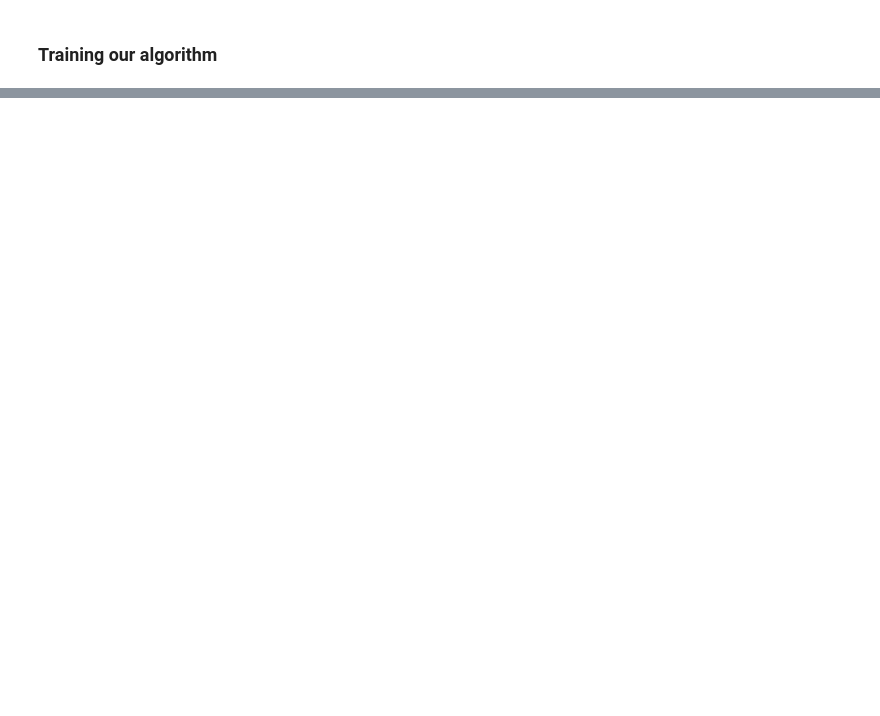
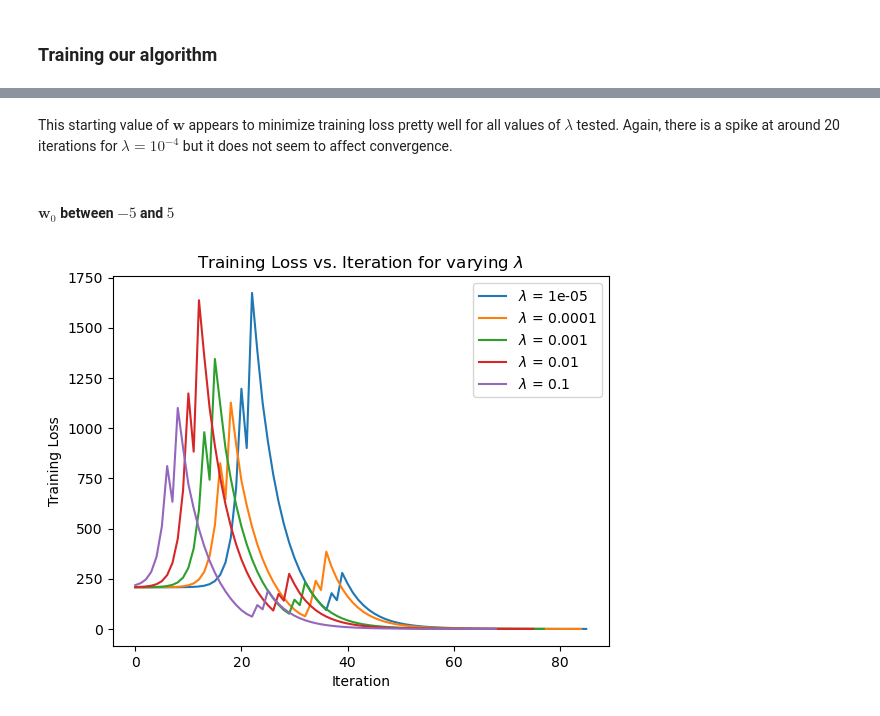
Before and after one commit to davidwcode/nonlinear-least-squares, a Jupyter notebook: notebook.ipynb, the cells around one changed output, grey strips where cells are left out. Drawn from its saved outputs; the diff is of its cells as text; code cells hidden in the pictures; blank space fills up the shorter version.

```diff
--- a/notebook.ipynb
+++ b/notebook.ipynb
@@ -216,0 +330,9 @@ print(r(x[0:2], y[0:2], w))
+# %% [markdown]
+This starting value of $\textbf{w}$ appears to minimize training loss pretty well for all values of $\lambda$ tested. Again, there is a spike at around 20 iterations for $\lambda = 10^{-4}$ but it does not seem to affect convergence.
+# %% [markdown]
+#### $\textbf{w}_0$ between $-5$ and $5$
+# %%
+w_0 = np.random.rand(16) * 10 - 5
+w_5 = train_w(w_0)
+# %% [output]
+[figure, added]
```
Also changed, not shown: parts of 160 cells of this notebook, 1 other file.
